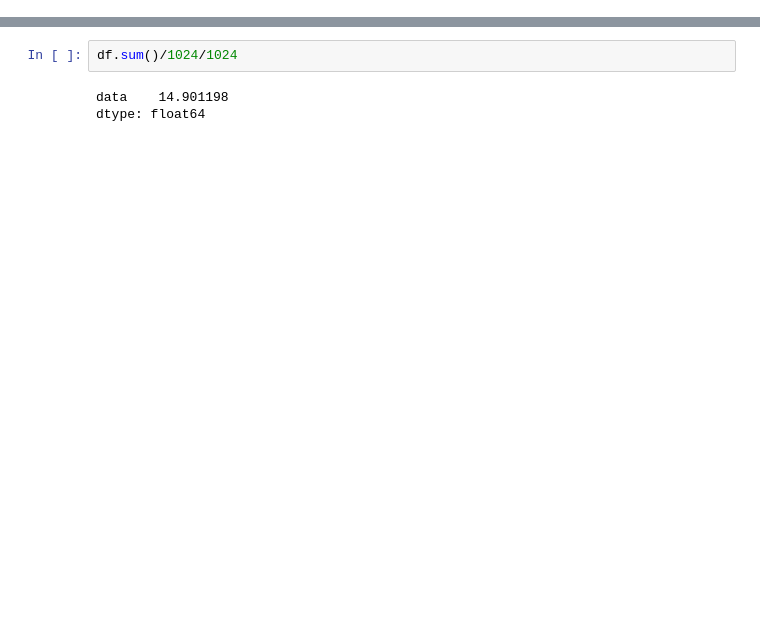
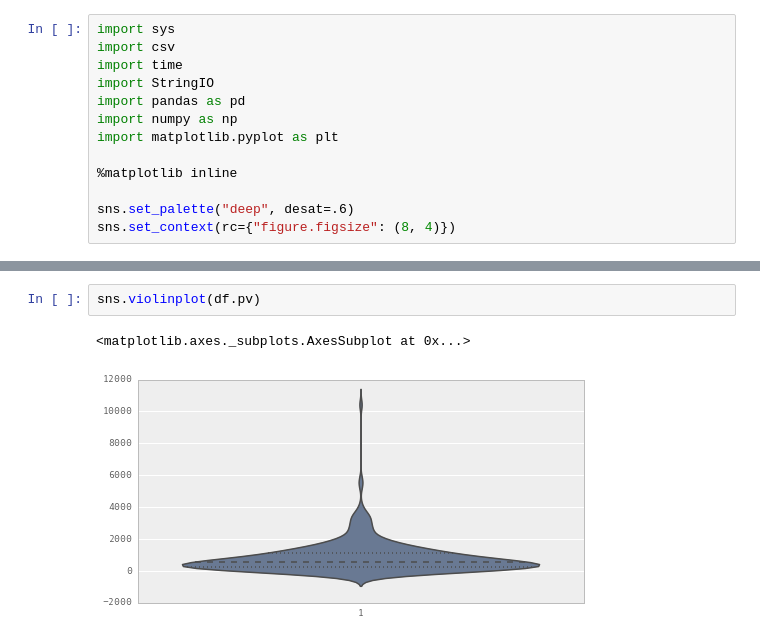
Before and after one commit to nicolasgo/_pmx, a Jupyter notebook: UserDataBytes.ipynb, the cells around one changed output, grey strips where cells are left out. Drawn from its saved outputs; the diff is of its cells as text; blank space fills up the shorter version.

```diff
--- a/UserDataBytes.ipynb
+++ b/UserDataBytes.ipynb
@@ -1 +1,14 @@
+# %%
+import sys
+import csv
+import time
+import StringIO
+import pandas as pd
+import numpy as np
+import matplotlib.pyplot as plt
+
+%matplotlib inline
+
+sns.set_palette("deep", desat=.6)
+sns.set_context(rc={"figure.figsize": (8, 4)})
 # %%
@@ -17,5 +44,5 @@ df.describe()
-# %%
-df.sum()/1024/1024
-# %% [output]
-data    14.901198
-dtype: float64
+# %%
+sns.violinplot(df.pv)
+# %% [output]
+<matplotlib.axes._subplots.AxesSubplot at 0x...>
+[figure, added]
```
Also changed, not shown: parts of 8 cells of this notebook, 1 other file.
